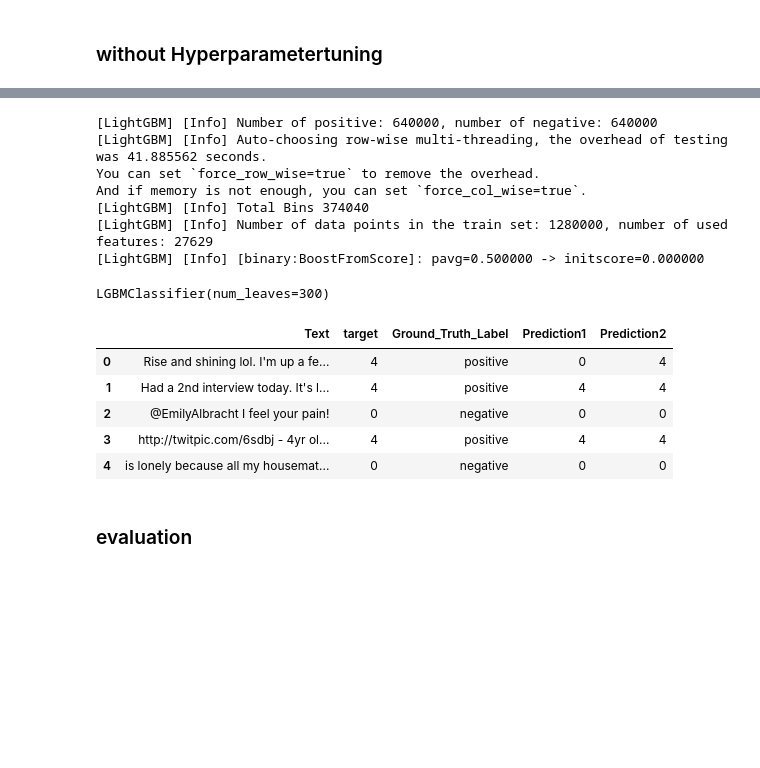
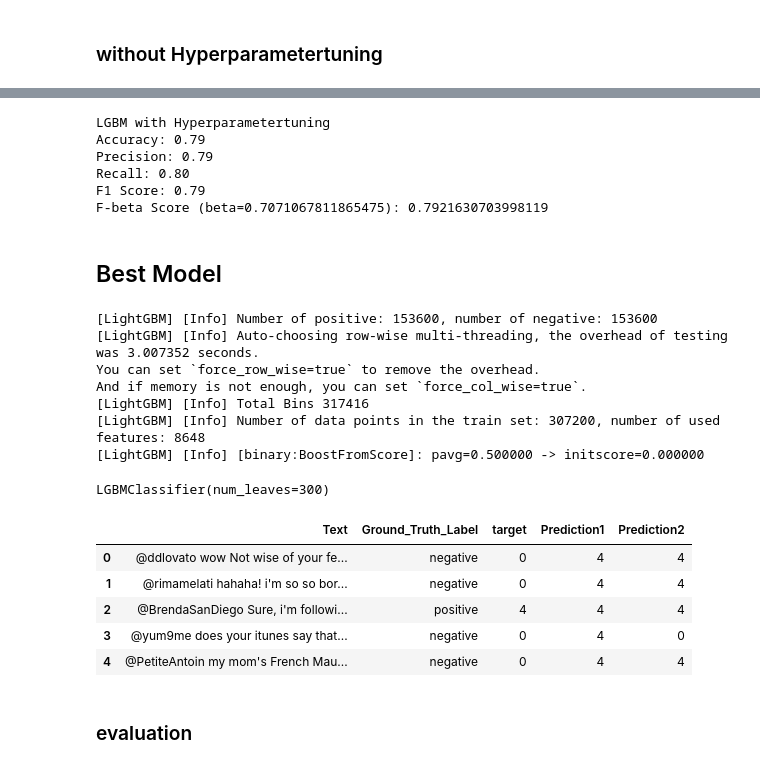
Before and after one commit to Lukas-wsc/Data-Exploration, a Jupyter notebook: ML-Based Approach/Training/LGBM/LGBM_with_stopwords.ipynb, the cells around one changed output, grey strips where cells are left out. Cells and saved outputs as stored; diff of their text form; code cells hidden in the pictures; blank space fills up the shorter version.

Commit message:
dev Set und Validation LGBM

```diff
--- a/ML-Based Approach/Training/LGBM/LGBM_with_stopwords.ipynb
+++ b/ML-Based Approach/Training/LGBM/LGBM_with_stopwords.ipynb
@@ -32,5 +48,5 @@ y = lgbm_with_stopwords['target']
 ### without Hyperparametertuning
 # %%
 model1 = lgb.LGBMClassifier()
-model1.fit(X, y)
+model1.fit(X_train, label_train)
 # %% [output]
@@ -43,6 +59,6 @@ And if memory is not enough, you can set `force_col_wise=true`.
 [LightGBM] [Info] [binary:BoostFromScore]: pavg=0.500000 -> initscore=0.000000
 LGBMClassifier()
 # %%
-lgbm_with_stopwords['Prediction1'] = model1.predict(X)
-lgbm_with_stopwords.head()
+train_data['Prediction1'] = model1.predict(X_train)
+train_data.head()
 # %% [output]
@@ -56,0 +172,2 @@ lgbm_with_stopwords.head()
+# %%
+model2.fit(X_dev, label_dev)
@@ -57,27 +185,52 @@ lgbm_with_stopwords.head()
+# %%
+# calculate metrics
+accuracy = accuracy_score(label_train, y_pred_lgbm)
+precision = precision_score(label_train, y_pred_lgbm, pos_label=4)
+recall = recall_score(label_train, y_pred_lgbm, pos_label=4)
+f1 = f1_score(label_train, y_pred_lgbm, pos_label=4)
+f_beta = fbeta_score(label_train, y_pred_lgbm, beta=beta, pos_label=4)
+
+# visualize metrics
+print('LGBM with Hyperparametertuning')
+print(f'Accuracy: {accuracy:.2f}')
+print(f'Precision: {precision:.2f}')
+print(f'Recall: {recall:.2f}')
+print(f'F1 Score: {f1:.2f}')
+print(f"F-beta Score (beta={beta}): {f_beta}")
+print()
+# %% [output]
+LGBM with Hyperparametertuning
+Accuracy: 0.79
+Precision: 0.79
+Recall: 0.80
+F1 Score: 0.79
+F-beta Score (beta=0.7071067811865475): 0.7921630703998119
+# %% [markdown]
+## Best Model
 # %%
 model2 = lgb.LGBMClassifier(
     num_leaves=300,
 )
-model2.fit(X, y)
+model2.fit(X_dev, label_dev)
 # %% [output]
-[LightGBM] [Info] Number of positive: 640000, number of negative: 640000
-[LightGBM] [Info] Auto-choosing row-wise multi-threading, the overhead of testing was 41.885562 seconds.
+[LightGBM] [Info] Number of positive: 153600, number of negative: 153600
+[LightGBM] [Info] Auto-choosing row-wise multi-threading, the overhead of testing was 3.007352 seconds.
 You can set `force_row_wise=true` to remove the overhead.
 And if memory is not enough, you can set `force_col_wise=true`.
-[LightGBM] [Info] Total Bins 374040
-[LightGBM] [Info] Number of data points in the train set: 1280000, number of used features: 27629
+[LightGBM] [Info] Total Bins 317416
+[LightGBM] [Info] Number of data points in the train set: 307200, number of used features: 8648
 [LightGBM] [Info] [binary:BoostFromScore]: pavg=0.500000 -> initscore=0.000000
 LGBMClassifier(num_leaves=300)
 # %%
-lgbm_with_stopwords['Prediction2'] = model2.predict(X)
-lgbm_with_stopwords.head()
+train_data['Prediction2'] = model2.predict(X_train)
+train_data.head()
 # %% [output]
-|  | Text | target | Ground_Truth_Label | Prediction1 | Prediction2 |
-| 0 | Rise and shining lol. I'm up a fe... | 4 | positive | 0 | 4 |
-| 1 | Had a 2nd interview today. It's l... | 4 | positive | 4 | 4 |
-| 2 | @EmilyAlbracht I feel your pain! | 0 | negative | 0 | 0 |
-| 3 | http://twitpic.com/6sdbj - 4yr ol... | 4 | positive | 4 | 4 |
-| 4 | is lonely because all my housemat... | 0 | negative | 0 | 0 |
+|  | Text | Ground_Truth_Label | target | Prediction1 | Prediction2 |
+| 0 | @ddlovato wow Not wise of your fe... | negative | 0 | 4 | 4 |
+| 1 | @rimamelati hahaha! i'm so so bor... | negative | 0 | 4 | 4 |
+| 2 | @BrendaSanDiego Sure, i'm followi... | positive | 4 | 4 | 4 |
+| 3 | @yum9me does your itunes say that... | negative | 0 | 4 | 0 |
+| 4 | @PetiteAntoin my mom's French Mau... | negative | 0 | 4 | 4 |
 # %% [markdown]
 ### evaluation
 # %%
```
Also changed, not shown: parts of 18 cells of this notebook, 13 other files.
